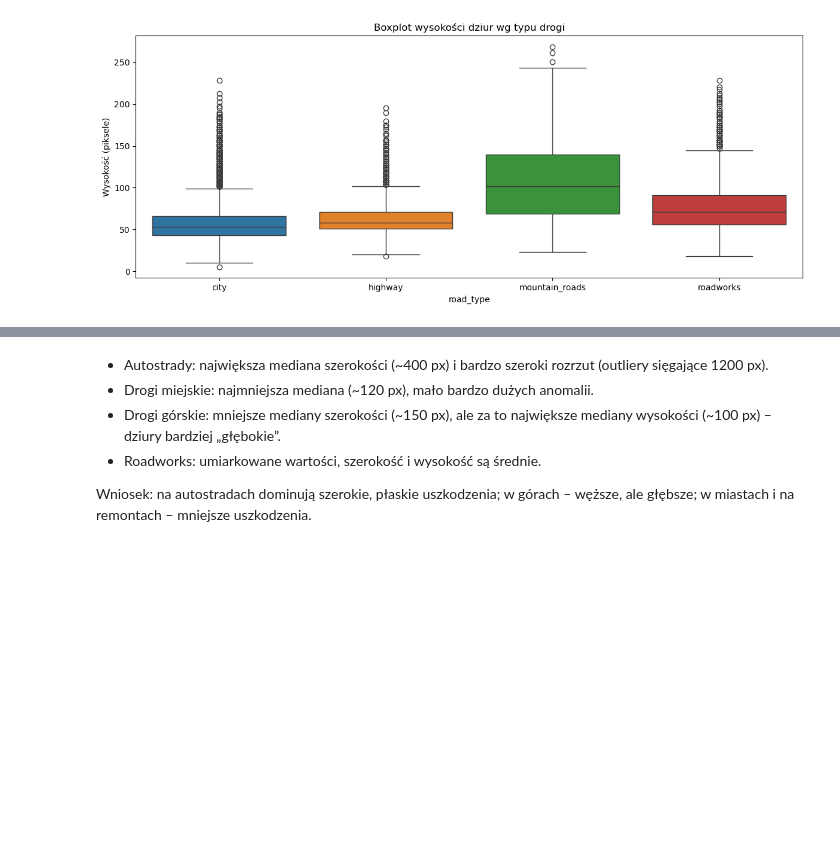
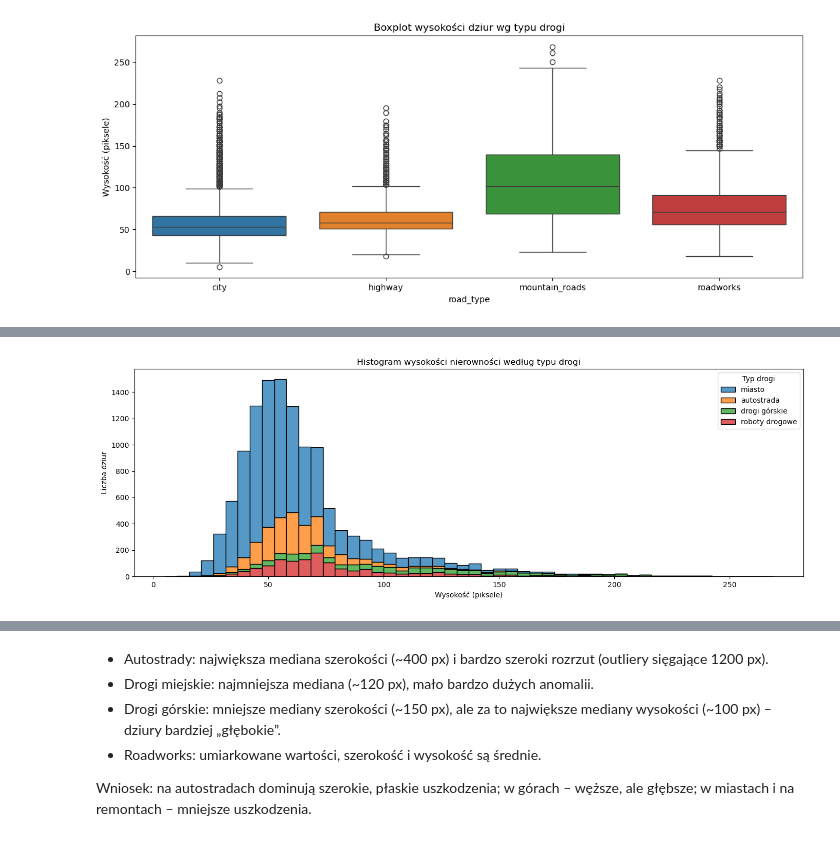
Before and after one commit to adis92202/CarVision_MGR, a Jupyter notebook: notebooks/eda.ipynb, the cells around one changed output, grey strips where cells are left out. Cells and saved outputs as stored; diff of their text form; code cells hidden in the pictures; blank space fills up the shorter version.

```diff
--- a/notebooks/eda.ipynb
+++ b/notebooks/eda.ipynb
@@ -655,0 +795,11 @@ plt.show()
+# %%
+plt.figure(figsize=(14, 5))
+ax = sns.histplot(data=df_meta, x="h", hue="Typ drogi", multiple="stack", bins=50)
+ax.set_title("Histogram wysokości nierowności według typu drogi")
+ax.set_xlabel("Wysokość (piksele)")
+ax.set_ylabel("Liczba dziur")
+plt.tight_layout()
+plt.savefig("../data/figures/hist_wysokosc_typ_drogi.png", dpi=300, bbox_inches="tight")
+plt.show()
+# %% [output]
+[figure, added]
```
Also changed, not shown: parts of 14 cells of this notebook, 6 other files.
